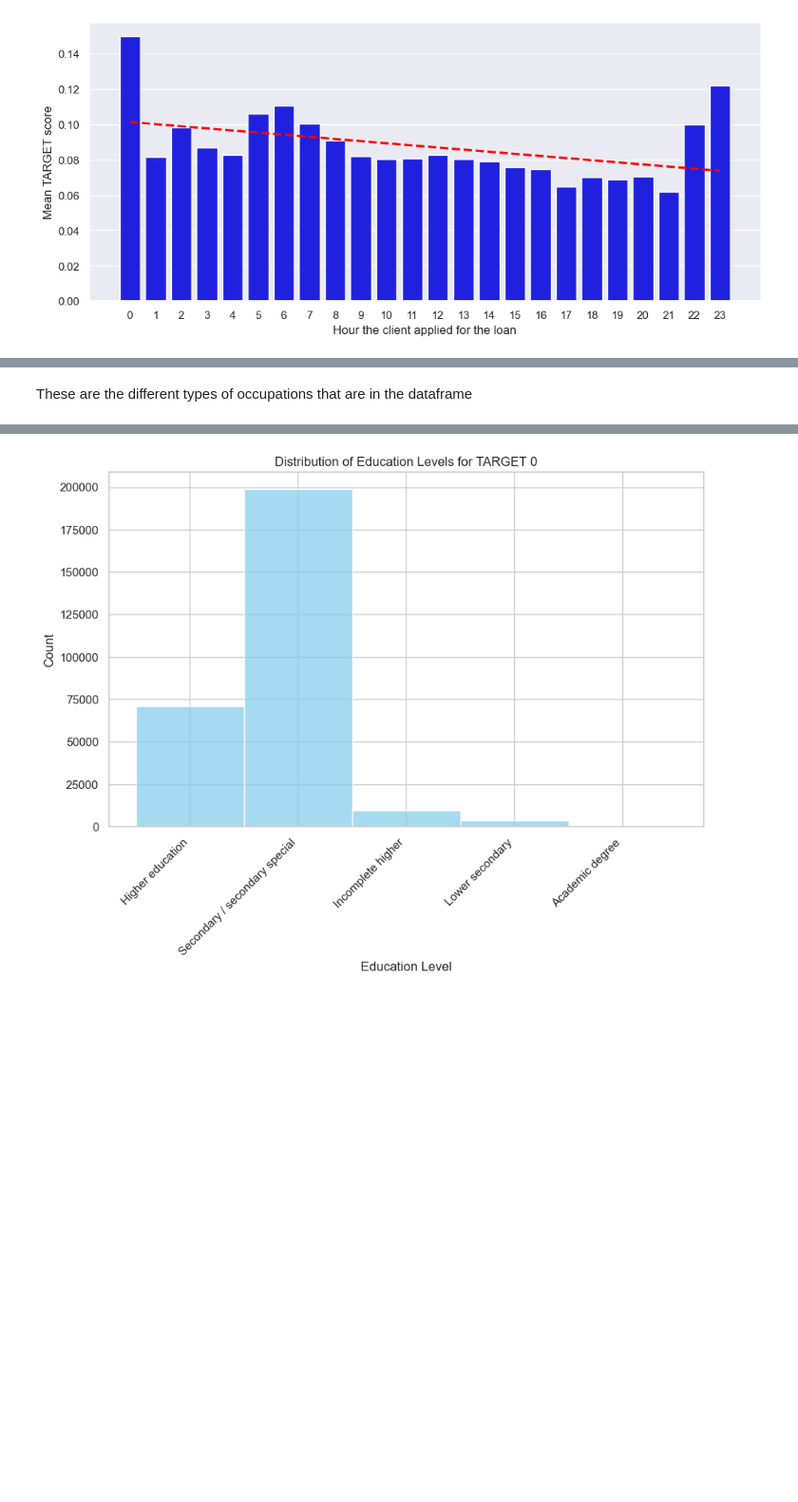
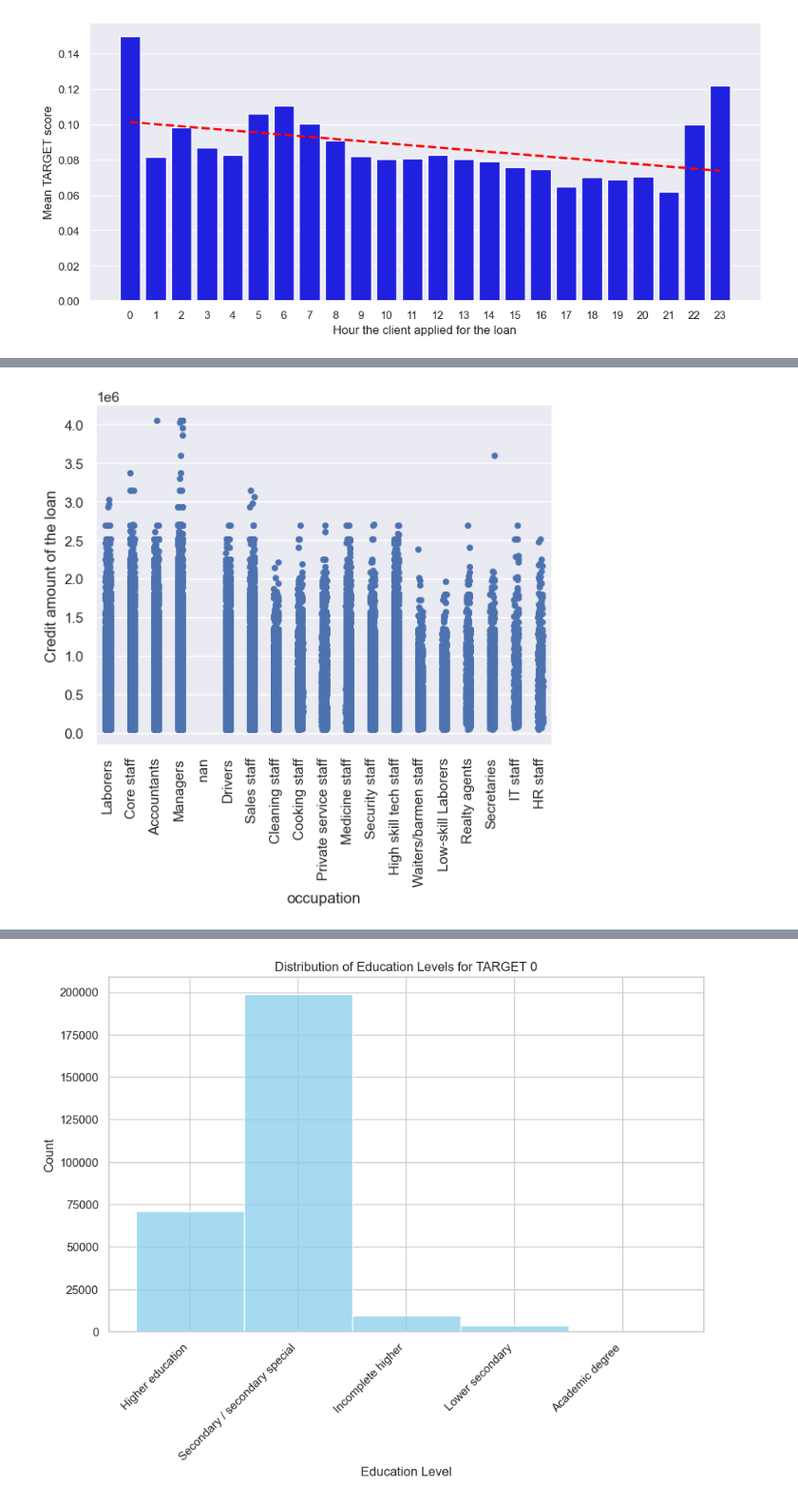
Before and after one commit to samincgs/loan-repayment-factors-analysis, a Jupyter notebook: final_1130.ipynb, the cells around one changed output, grey strips where cells are left out. Shown at 95% size. Drawn from its saved outputs; the diff is of its cells as text; code cells hidden in the pictures; blank space fills up the shorter version.

```diff
--- a/final_1130.ipynb
+++ b/final_1130.ipynb
@@ -285,5 +302,15 @@ array(['Laborers', 'Core staff', 'Accountants', 'Managers', 0, 'Drivers',
        'High skill tech staff', 'Waiters/barmen staff',
        'Low-skill Laborers', 'Realty agents', 'Secretaries', 'IT staff',
        'HR staff'], dtype=object)
-# %% [markdown]
-These are the different types of occupations that are in the dataframe
+# %%
+ax = sns.stripplot(x="OCCUPATION_TYPE", y="AMT_CREDIT", data=app_df)
+plt.xlabel('occupation')
+plt.ylabel('Credit amount of the loan')
+plt.xticks(rotation=90)
+plt.show()
+
+#Visualizes the credit amount of the loan for each occupation type,
+# this denotes each occuptation types overall value to the company since higher credit amount means more profit
+# for the business
+# %% [output]
+[figure, added]
```
Also changed, not shown: parts of 69 cells of this notebook.
